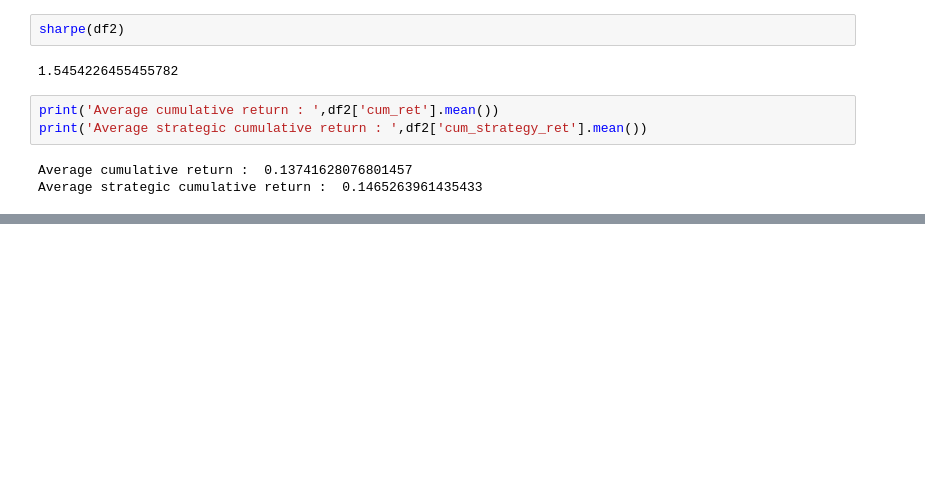
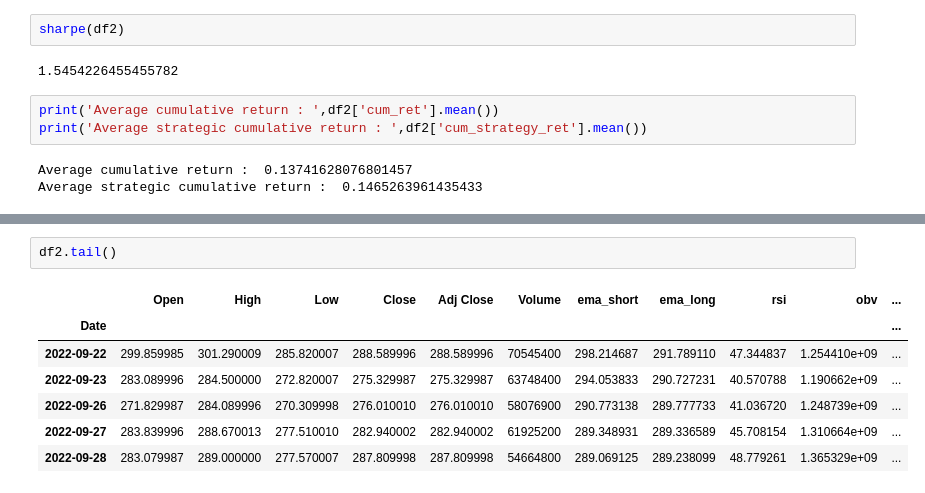
Before and after one commit to Vidya023/Portfolio, a Jupyter notebook: Sentiment-Analysis/Predicting_stock_movement_using_Sentiment_Analysis.ipynb, the cells around one changed output, grey strips where cells are left out. Cells and saved outputs as stored; diff of their text form; blank space fills up the shorter version.

```diff
--- a/Sentiment-Analysis/Predicting_stock_movement_using_Sentiment_Analysis.ipynb
+++ b/Sentiment-Analysis/Predicting_stock_movement_using_Sentiment_Analysis.ipynb
@@ -570,0 +612,10 @@ Average strategic cumulative return :  0.1465263961435433
+# %%
+df2.tail()
+# %% [output]
+|  | Open | High | Low | Close | Adj Close | Volume | ema_short | ema_long | rsi | obv | ... |
+| Date |  |  |  |  |  |  |  |  |  |  | ... |
+| 2022-09-22 | 299.859985 | 301.290009 | 285.820007 | 288.589996 | 288.589996 | 70545400 | 298.214687 | 291.789110 | 47.344837 | 1.254410e+09 | ... |
+| 2022-09-23 | 283.089996 | 284.500000 | 272.820007 | 275.329987 | 275.329987 | 63748400 | 294.053833 | 290.727231 | 40.570788 | 1.190662e+09 | ... |
+| 2022-09-26 | 271.829987 | 284.089996 | 270.309998 | 276.010010 | 276.010010 | 58076900 | 290.773138 | 289.777733 | 41.036720 | 1.248739e+09 | ... |
+| 2022-09-27 | 283.839996 | 288.670013 | 277.510010 | 282.940002 | 282.940002 | 61925200 | 289.348931 | 289.336589 | 45.708154 | 1.310664e+09 | ... |
+| 2022-09-28 | 283.079987 | 289.000000 | 277.570007 | 287.809998 | 287.809998 | 54664800 | 289.069125 | 289.238099 | 48.779261 | 1.365329e+09 | ... |
```
Also changed, not shown: parts of 9 cells of this notebook, 4 other files.
